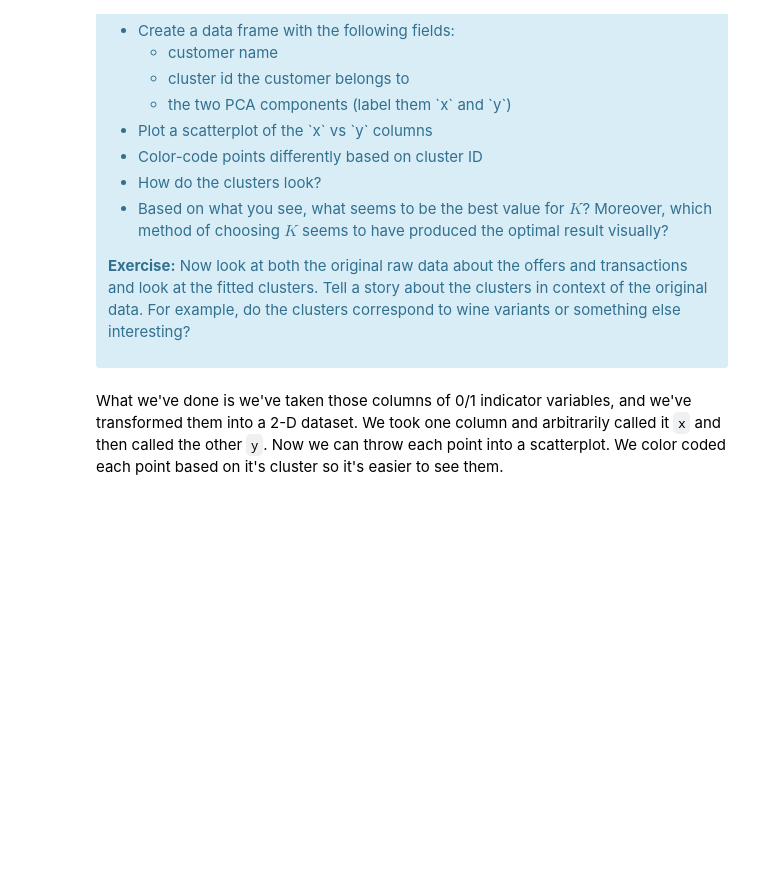
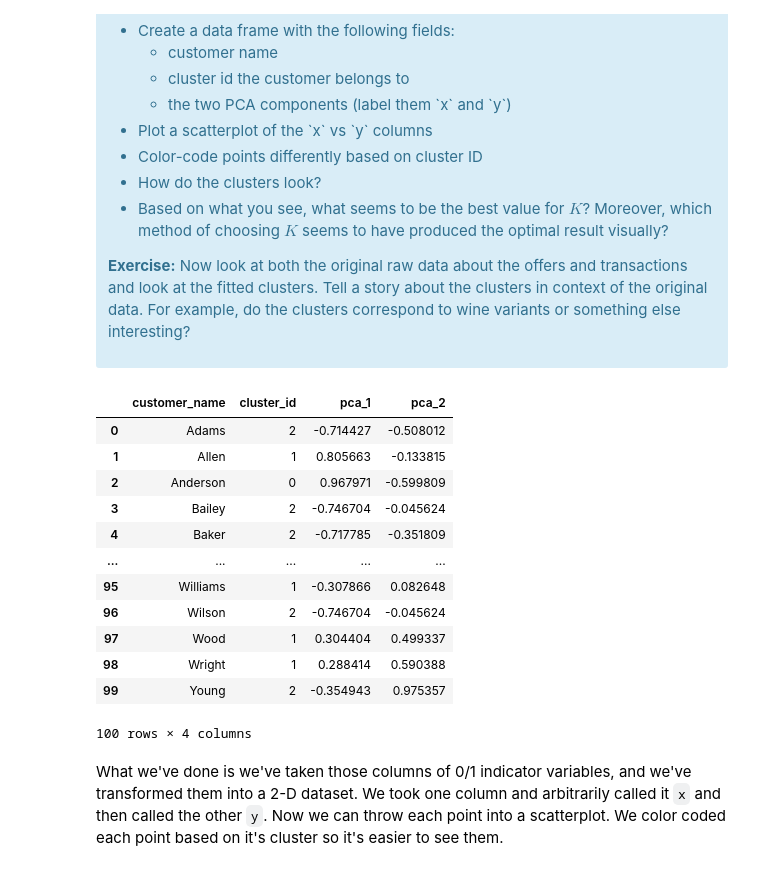
Before and after one commit to Kylehanna/Clustering_Case_Study, a Jupyter notebook: Clustering Case Study - Customer Segmentation with K-Means - Tier 3.ipynb, the cells around one changed output. Drawn from its saved outputs; the diff is of its cells as text; code cells hidden in the pictures; blank space fills up the shorter version.

```diff
--- a/Clustering Case Study - Customer Segmentation with K-Means - Tier 3.ipynb
+++ b/Clustering Case Study - Customer Segmentation with K-Means - Tier 3.ipynb
@@ -380,7 +392,7 @@ NameError: ignored
 
 kmeans = KMeans(n_clusters=3)
 kmeans.fit(x_cols)
-kmeans.labels_
+klabels = kmeans.labels_
 # %% [markdown]
 #### 3aiii.  Choosing $K$: The Gap Statistic
 
@@ -436,10 +448,31 @@ This is only one use of PCA for dimension reduction. We can also use PCA when we
 </div>
 # %%
 #your turn
-
 from sklearn.decomposition import PCA
 
-df_pca_features = pd.DataFrame({'customer_name':pivot.index.values, 'cluster_id':cl_labels, 'pca_1':x, 'pca_2':y})
+pca = PCA(n_components=2)
+pca_features = pca.fit_transform(X)
+x = pca_features[:,0]
+y = pca_features[:,1]
+
+#df_pca_features = pd.DataFrame({'customer_name':dfm['customer_name'], 'cluster_id':cl_labels, 'pca_1':x, 'pca_2':y})
+df_pca_features = pd.DataFrame({'customer_name':dfm.index, 'cluster_id':klabels, 'pca_1':x, 'pca_2':y})
+
+df_pca_features
+# %% [output]
+|  | customer_name | cluster_id | pca_1 | pca_2 |
+| 0 | Adams | 2 | -0.714427 | -0.508012 |
+| 1 | Allen | 1 | 0.805663 | -0.133815 |
+| 2 | Anderson | 0 | 0.967971 | -0.599809 |
+| 3 | Bailey | 2 | -0.746704 | -0.045624 |
+| 4 | Baker | 2 | -0.717785 | -0.351809 |
+| ... | ... | ... | ... | ... |
+| 95 | Williams | 1 | -0.307866 | 0.082648 |
+| 96 | Wilson | 2 | -0.746704 | -0.045624 |
+| 97 | Wood | 1 | 0.304404 | 0.499337 |
+| 98 | Wright | 1 | 0.288414 | 0.590388 |
+| 99 | Young | 2 | -0.354943 | 0.975357 |
+100 rows × 4 columns
 # %% [markdown]
 What we've done is we've taken those columns of 0/1 indicator variables, and we've transformed them into a 2-D dataset. We took one column and arbitrarily called it `x` and then called the other `y`. Now we can throw each point into a scatterplot. We color coded each point based on it's cluster so it's easier to see them.
 # %% [markdown]
```
Also changed, not shown: parts of 5 cells of this notebook.
